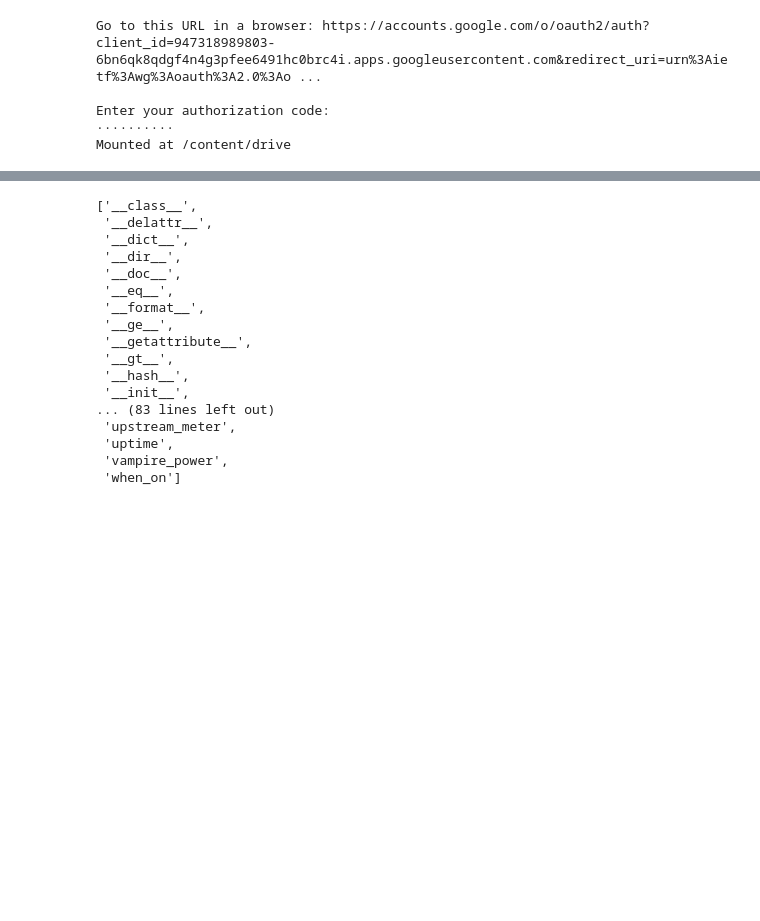
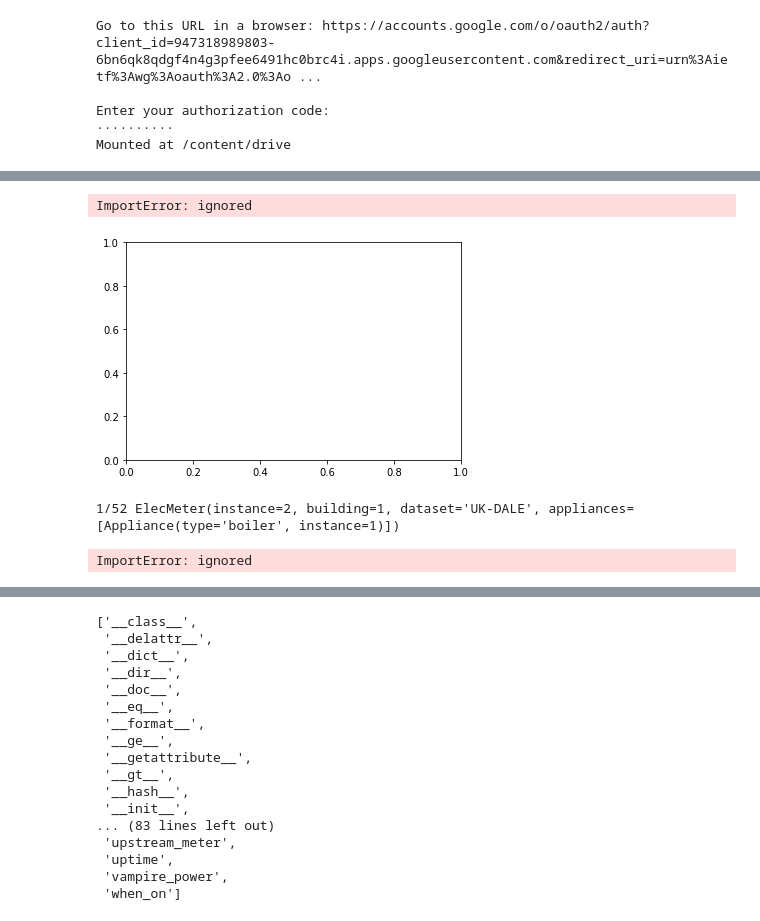
Before and after one commit to BitKnitting/FitHome_Analysis, a Jupyter notebook: notebooks/UK_DALE_LEARNING_Preprocessing.ipynb, the cells around one changed output, grey strips where cells are left out. Drawn from its saved outputs; the diff is of its cells as text; code cells hidden in the pictures; blank space fills up the shorter version.

```diff
--- a/notebooks/UK_DALE_LEARNING_Preprocessing.ipynb
+++ b/notebooks/UK_DALE_LEARNING_Preprocessing.ipynb
@@ -60,3 +50,3 @@ Requirement already satisfied: ptyprocess; os_name != "nt" in /usr/local/lib/pyt
 # %%
 # @title load UKDale dataset
-dataset = DataSet('/content/drive/My\ Drive/Colab Notebooks/ukdale.h5')
+dataset = DataSet('/content/drive/My Drive/Colab Notebooks/ukdale.h5')
@@ -66,0 +53,3 @@ OSError: ignored
+# %%
+elec = dataset.buildings[1].elec
+elec
@@ -67,3 +105,13 @@ OSError: ignored
+# %%
+elec.plot_when_on(on_power_threshold = 40)
+# %% [output]
+ImportError: ignored
+[figure, added]
+# %%
+fraction = elec.submeters().fraction_per_meter().dropna()
+# %% [output]
+1/52 ElecMeter(instance=2, building=1, dataset='UK-DALE', appliances=[Appliance(type='boiler', instance=1)])
+ImportError: ignored
 # %%
 # @title Get Microwave Meter for House 2
 microwave_2 = dataset.buildings[2].elec['microwave']
```
Also changed, not shown: parts of 15 cells of this notebook.
